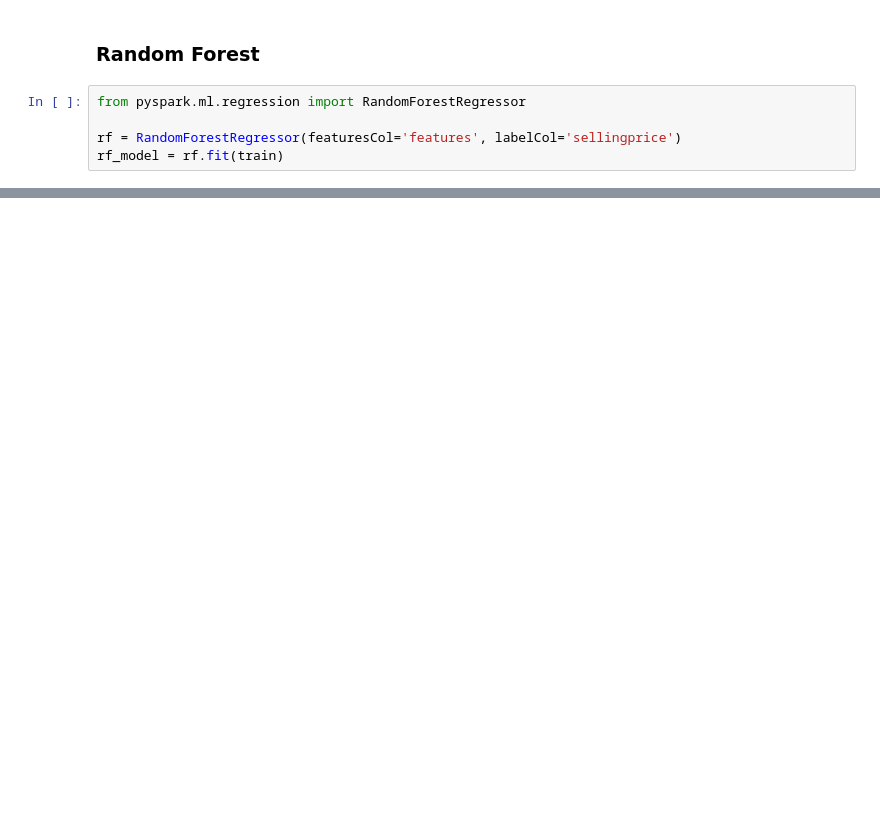
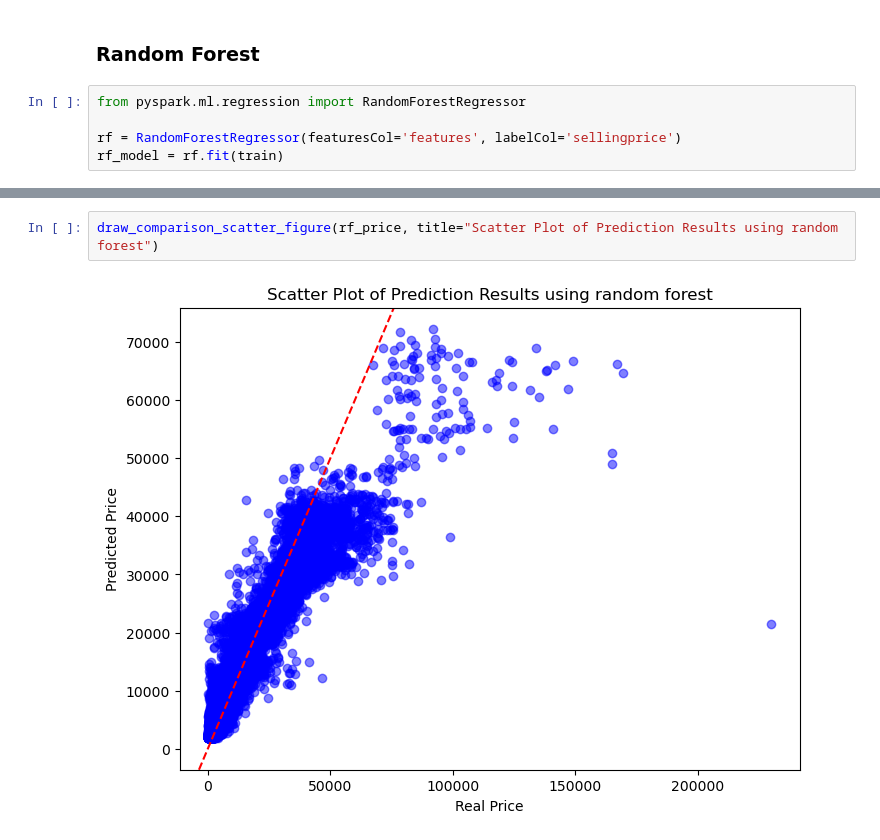
Before and after one commit to ZifanLee/5003Project, a Jupyter notebook: data_process.ipynb, the cells around one changed output, grey strips where cells are left out. Drawn from its saved outputs; the diff is of its cells as text; blank space fills up the shorter version.

```diff
--- a/data_process.ipynb
+++ b/data_process.ipynb
@@ -605,0 +657,4 @@ rf_rmse, rf_r2
+# %%
+draw_comparison_scatter_figure(rf_price, title="Scatter Plot of Prediction Results using random forest")
+# %% [output]
+[figure, added]
```
Also changed, not shown: parts of 23 cells of this notebook.
